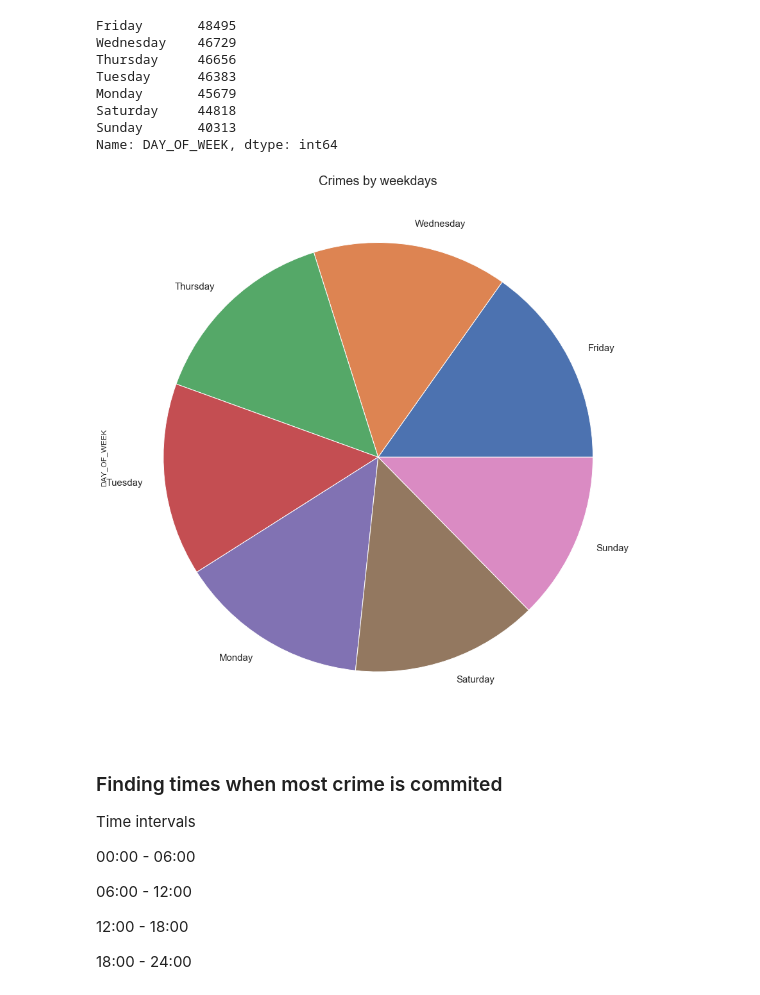
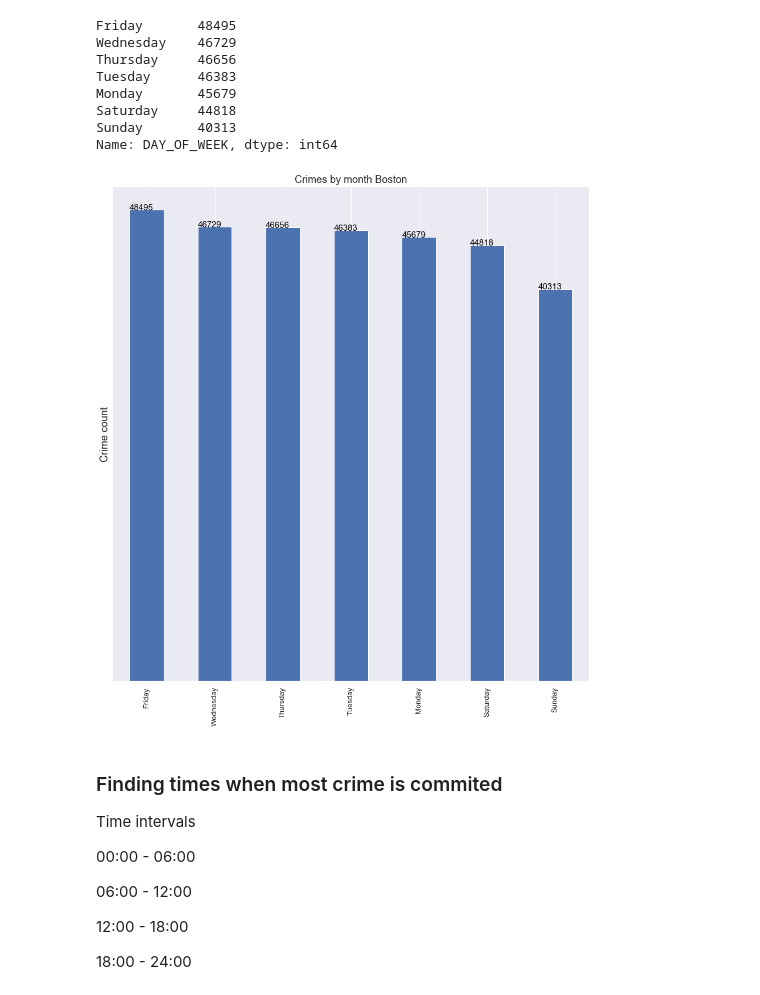
Before and after one commit to ValdemarQ/boston-crimes, a Jupyter notebook: Project 2 - Working with data, pandas & graphs.ipynb, the cells around one changed output. Cells and saved outputs as stored; diff of their text form; code cells hidden in the pictures.

```diff
--- a/Project 2 - Working with data, pandas & graphs.ipynb
+++ b/Project 2 - Working with data, pandas & graphs.ipynb
@@ -209,11 +268,23 @@ Monday       45679
 Saturday     44818
 Sunday       40313
 Name: DAY_OF_WEEK, dtype: int64
-# %%
-plt.figure(figsize=(15,16))
-ax2 = crime_week_days.plot(kind='pie', figsize=(15,16),  fontsize=15, title='Crimes by weekdays').title.set_size(20)
-# %% [output]
-[figure, removed]
+# %%
+#plt.figure(figsize=(15,16))
+#ax2 = crime_week_days.plot(kind='pie', figsize=(15,16),  fontsize=15, title='Crimes by weekdays').title.set_size(20)
+
+
+ax = crime_week_days.plot(kind='bar', figsize=(15,16),  fontsize=13);
+ax.set_title("Crimes by month Boston", fontsize=18)
+ax.set_ylabel("Crime count", fontsize=18);
+plt.yticks([])
+
+# set individual bar lables using above list
+for i in ax.patches:
+    # get_x pulls left or right; get_height pushes up or down
+    ax.text(i.get_x(), i.get_height(), \
+            str(round((i.get_height()), 2)), fontsize=15, color='black')
+# %% [output]
+[figure, added]
 # %% [markdown]
 ### Finding times when most crime is commited
 Time intervals
```
Also changed, not shown: parts of 8 cells of this notebook.
